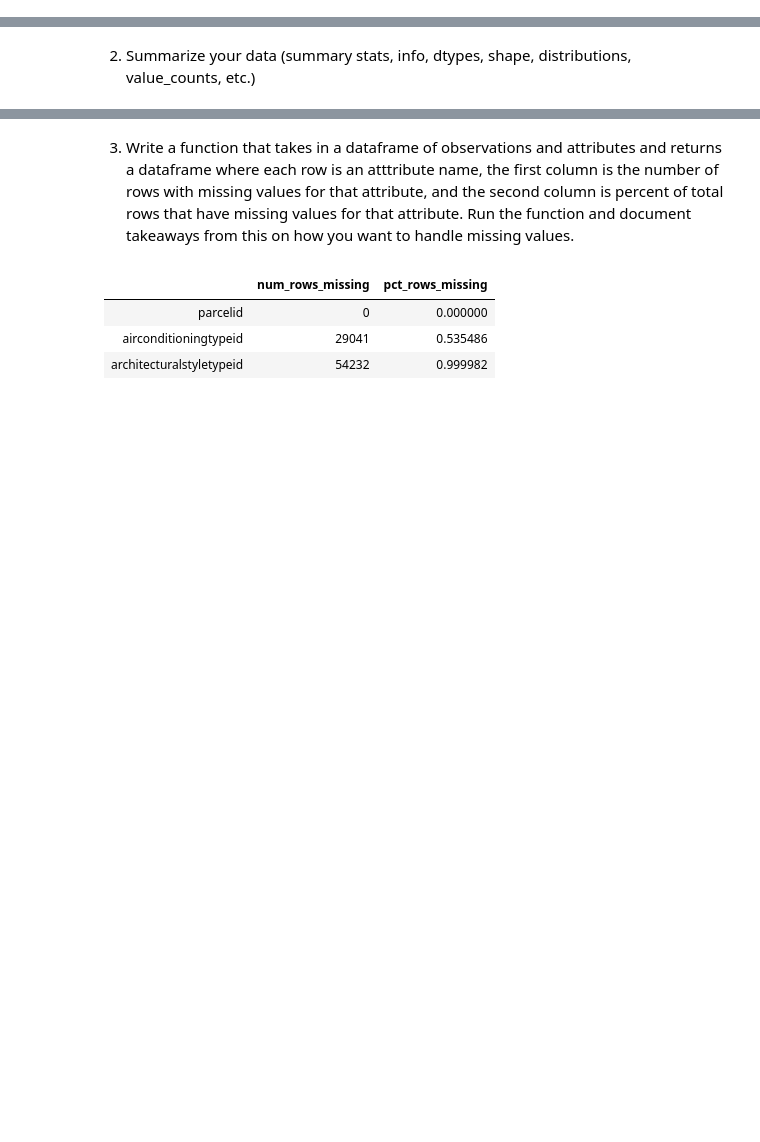
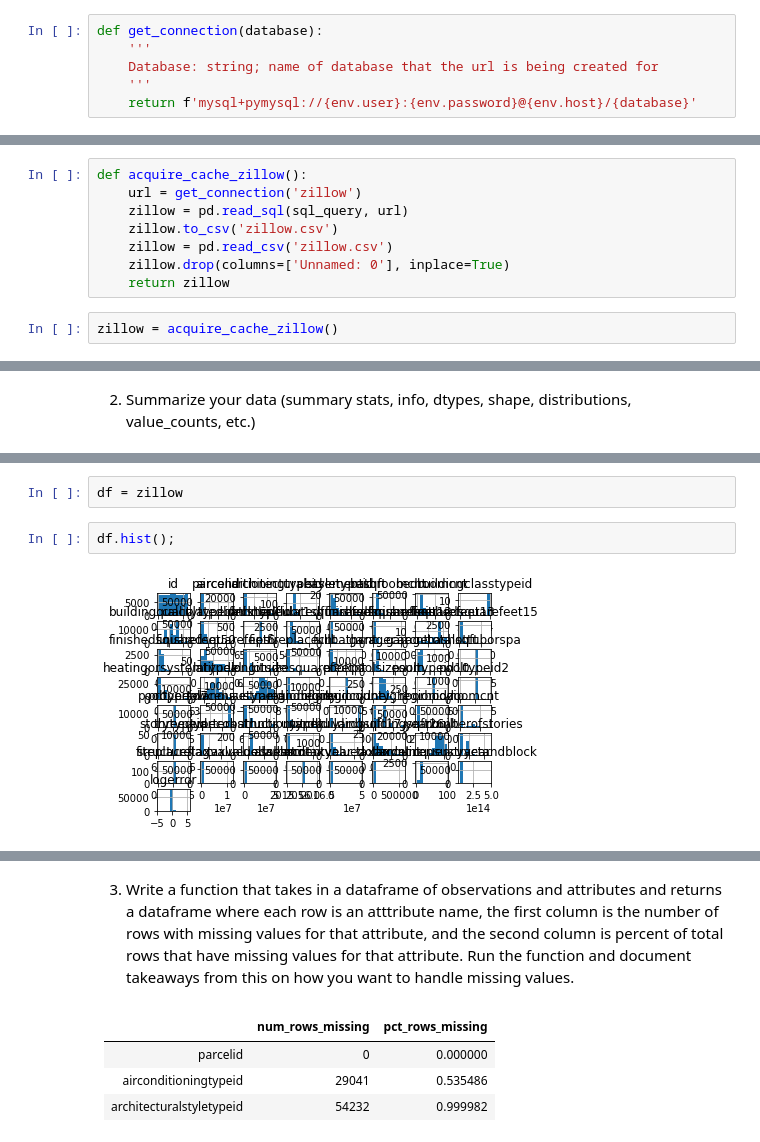
Before and after one commit to Jared-Godar/clustering-exercises, a Jupyter notebook: wrangle-exercises.ipynb, the cells around one changed output, grey strips where cells are left out. Cells and saved outputs as stored; diff of their text form; blank space fills up the shorter version.

```diff
--- a/wrangle-exercises.ipynb
+++ b/wrangle-exercises.ipynb
@@ -39,0 +68,6 @@ Write the code to do the following in a jupyter notebook, test it, convert to fu
+# %%
+def get_connection(database):
+    '''
+    Database: string; name of database that the url is being created for
+    '''
+    return f'mysql+pymysql://{env.user}:{env.password}@{env.host}/{database}'
@@ -39,0 +107,10 @@ Write the code to do the following in a jupyter notebook, test it, convert to fu
+# %%
+def acquire_cache_zillow():
+    url = get_connection('zillow')
+    zillow = pd.read_sql(sql_query, url)
+    zillow.to_csv('zillow.csv')
+    zillow = pd.read_csv('zillow.csv')
+    zillow.drop(columns=['Unnamed: 0'], inplace=True)
+    return zillow
+# %%
+zillow = acquire_cache_zillow()
@@ -41,0 +145,6 @@ Write the code to do the following in a jupyter notebook, test it, convert to fu
+# %%
+df = zillow
+# %%
+df.hist();
+# %% [output]
+[figure, added]
```
Also changed, not shown: parts of 11 cells of this notebook, 2 other files.
